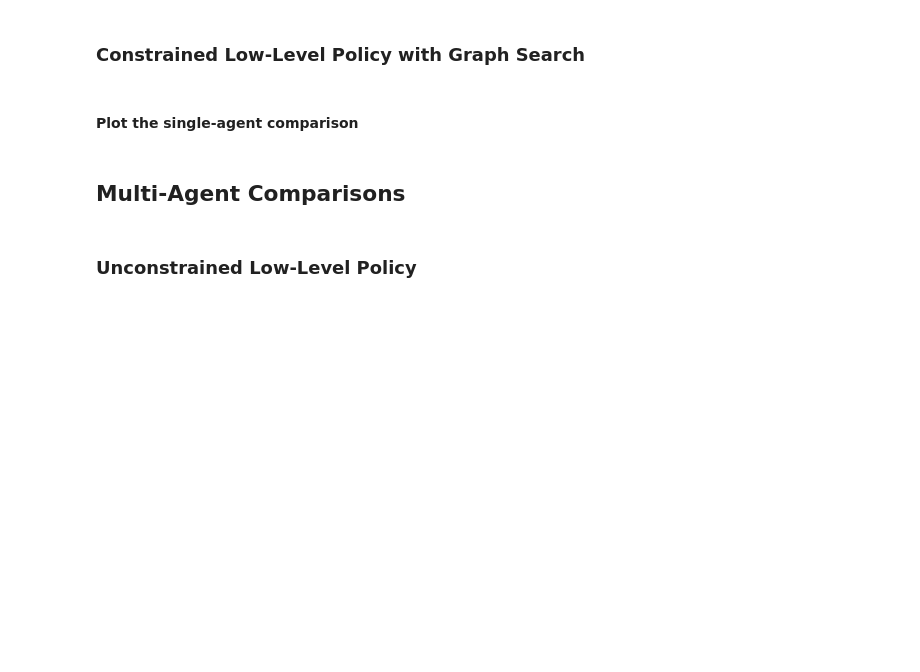
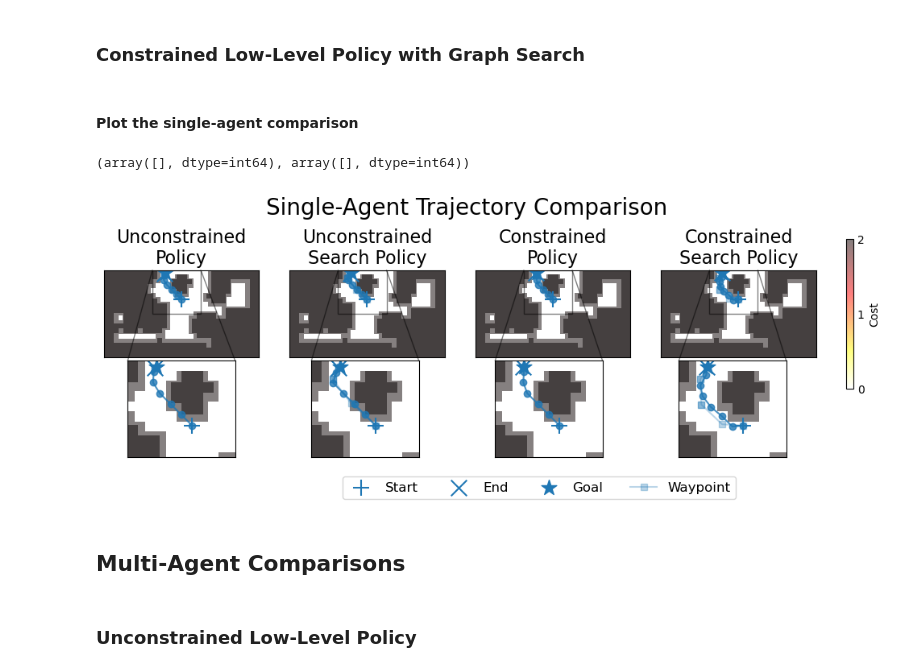
Before and after one commit to delay-planner/rb-visual-mapf, a Jupyter notebook: pud/plots/plot_habitat_illustration.ipynb, the cells around one changed output. Cells and saved outputs as stored; diff of their text form; code cells hidden in the pictures; blank space fills up the shorter version.

Commit message:
added the latest changes including plots and changes for viz

```diff
--- a/pud/plots/plot_habitat_illustration.ipynb
+++ b/pud/plots/plot_habitat_illustration.ipynb
@@ -143,6 +143,7 @@ LagVisionUVFDDPG(
 # %%
 rb_vec_grid, rb_vec_visual = ConstrainedCollector.sample_initial_unconstrained_states(eval_env, config.replay_buffer.max_size, habitat=True)
 pdist = agent.get_pairwise_dist(rb_vec_visual, aggregate=None)  # type: ignore
+pcost = agent.get_pairwise_cost(rb_vec_visual, aggregate=None)  # type: ignore
 # %% [markdown]
 #### Sample (start, goal) problems for the agent
 # %%
@@ -196,19 +207,19 @@ agent.eval()
 eval_env.duration = 300  # type: ignore
 eval_env.set_pbs(pb_list=problems.copy())  # type: ignore
 
-start, goal, constrained_observations, _, _ = ConstrainedCollector.get_trajectory(agent, eval_env)
+start, goal, constrained_observations, _, _, _ = ConstrainedCollector.get_trajectory(agent, eval_env, habitat=True)
 # %% [markdown]
 ### Constrained Low-Level Policy with Graph Search
 # %%
 eval_env.duration = 300  # type: ignore
 eval_env.set_pbs(pb_list=problems.copy())  # type: ignore
 
-constrained_search_policy = ConstrainedSearchPolicy(agent, rb_vec, pdist=pdist, pcost=pcost, open_loop=True, no_waypoint_hopping=True, max_cost_limit=config.agent.cost_limit)
-start, goal, constrained_search_observations, constrained_search_waypoints, _ = ConstrainedCollector.get_trajectory(constrained_search_policy, eval_env)
+constrained_search_policy = VisualConstrainedSearchPolicy(agent, (rb_vec_grid, rb_vec_visual), pdist=pdist, pcost=pcost, open_loop=True, no_waypoint_hopping=True, max_search_steps=3, max_cost_limit=config.agent_cost_kwargs.cost_limit)
+start, goal, constrained_search_observations, constrained_search_waypoints, _, _ = ConstrainedCollector.get_trajectory(constrained_search_policy, eval_env, habitat=True)
 # %% [markdown]
 #### Plot the single-agent comparison
 # %%
-height, width = eval_env.walls.shape
+height, width = 1.0, 1.0
 normalization_factor = np.array([height, width])
 
 start = start[0] / normalization_factor
@@ -217,23 +228,48 @@ goal = goal[0] / normalization_factor
 unconstrained_observations = np.array([obs[0] / normalization_factor for obs in unconstrained_observations])
 unconstrained_search_observations = np.array([obs[0] / normalization_factor for obs in unconstrained_search_observations])
 unconstrained_search_waypoints = np.array([wp[0] / normalization_factor for wp in unconstrained_search_waypoints])
+
+constrained_observations = np.array([obs[0] / normalization_factor for obs in constrained_observations])
+constrained_search_observations = np.array([obs[0] / normalization_factor for obs in constrained_search_observations])
+constrained_search_waypoints = np.array([wp[0] / normalization_factor for wp in constrained_search_waypoints])
 # %%
-from pud.envs.habitat_navigation_env import plot_wall
+fig, axs = plt.subplots(1, 4, figsize=(12, 3))
+height, width = eval_env.get_map_height(), eval_env.get_map_width()
 
-
-fig, axs = plt.subplots(1, 4, figsize=(12, 4))
-
+print(np.where(eval_env.get_cost_map() == 1.0))
 for ax in axs:
-    ax = plot_wall(eval_env.walls, ax)
-    # ax.imshow(1.0 - eval_env.walls, cmap="binary", interpolation="nearest", alpha=0.5, extent=[0, 1, 0, 1])
+    ax.imshow(eval_env.get_map()[:, ::-1].T, cmap="binary", interpolation="nearest", alpha=0.5, extent=[0, height, 0, width])
+    cmap = ax.imshow(eval_env.get_cost_map()[:, ::-1].T, cmap="hot_r", interpolation="nearest", alpha=0.5, extent=[0, height, 0, width])
     ax.set_xticks([])
     ax.set_yticks([])
 
+cbar = plt.colorbar(cmap, ax=axs, orientation="vertical", fraction=0.01, pad=0.04)
+cbar.ax.tick_params(size=0)
+cbar.set_ticks([0, 1, 2])
+
 axs[0] = plot_agent_paths(0, start, goal, unconstrained_observations, "Unconstrained\nPolicy", axs[0], use_agent_id=False)
+axs_0_inset = add_inset_axes(fig, axs[0], 0, eval_env, start, goal, unconstrained_observations)
+axs[0].indicate_inset_zoom(axs_0_inset, edgecolor="black")
+
 axs[1] = plot_agent_paths(0, start, goal, unconstrained_search_observations, "Unconstrained\nSearch Policy", axs[1], wps=unconstrained_search_waypoints, use_agent_id=False)
+axs_1_inset = add_inset_axes(fig, axs[1], 1, eval_env, start, goal, unconstrained_search_observations, wps=unconstrained_search_waypoints)
+axs[1].indicate_inset_zoom(axs_1_inset, edgecolor="black")
 
-plt.legend(loc="lower center", bbox_to_anchor=(-1.3, -0.25), ncol=4, fontsize=12)
+axs[2] = plot_agent_paths(0, start, goal, constrained_observations, "Constrained\nPolicy", axs[2], use_agent_id=False)
+axs_2_inset = add_inset_axes(fig, axs[2], 2, eval_env, start, goal, constrained_observations)
+axs[2].indicate_inset_zoom(axs_2_inset, edgecolor="black")
+
+axs[3] = plot_agent_paths(0, start, goal, constrained_search_observations, "Constrained\nSearch Policy", axs[3], wps=constrained_search_waypoints, use_agent_id=False)
+axs_3_inset = add_inset_axes(fig, axs[3], 3, eval_env, start, goal, constrained_search_observations, wps=constrained_search_waypoints)
+axs[3].indicate_inset_zoom(axs_3_inset, edgecolor="black")
+
+cbar.set_label("Cost")
+plt.legend(loc="lower center", bbox_to_anchor=(-1.3, -0.5), ncol=4, fontsize=12)
 _ = plt.suptitle("Single-Agent Trajectory Comparison", fontsize=20)
+plt.savefig("pud/plots/figures/paper/single_agent_habitatenv_comparison.svg", bbox_inches="tight")
+# %% [output]
+(array([], dtype=int64), array([], dtype=int64))
+[figure, added]
 # %% [markdown]
 ## Multi-Agent Comparisons
 # %% [markdown]
```
Also changed, not shown: parts of 11 cells of this notebook, 10 other files.
